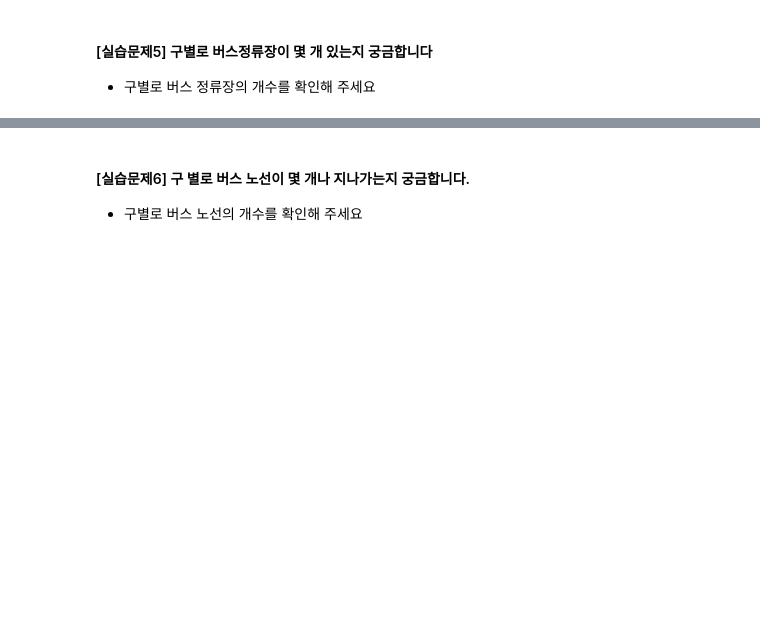
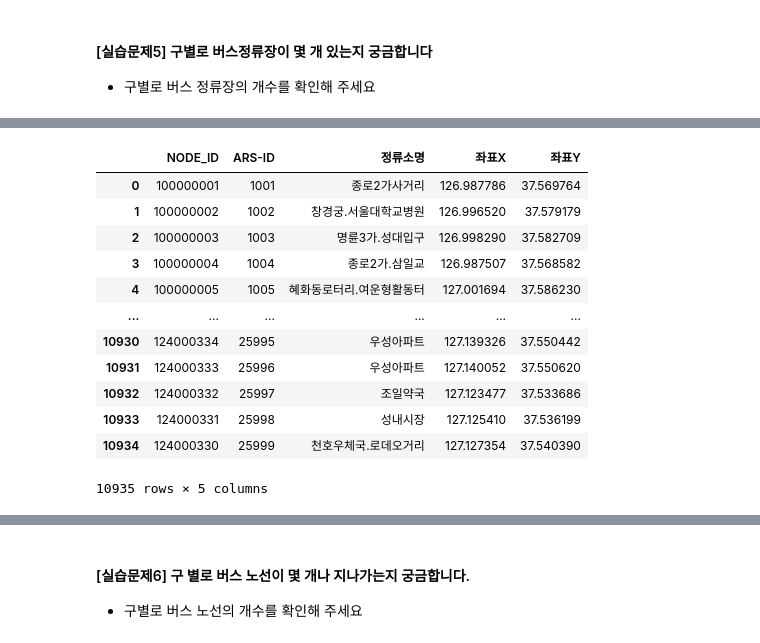
Before and after one commit to op-6160/AIVLE, a Jupyter notebook: 0213_MiniProject_1/1.1 데이터 불러오기 및 분석(EDA)_1차_버스정류장데이터.ipynb, the cells around one changed output, grey strips where cells are left out. Cells and saved outputs as stored; diff of their text form; code cells hidden in the pictures; blank space fills up the shorter version.

```diff
--- a/0213_MiniProject_1/1.1 데이터 불러오기 및 분석(EDA)_1차_버스정류장데이터.ipynb
+++ b/0213_MiniProject_1/1.1 데이터 불러오기 및 분석(EDA)_1차_버스정류장데이터.ipynb
@@ -159,4 +293,19 @@ import pandas as pd
 # %%
 # 데이터를 자세히 살펴볼까요?
+seoul
+# %% [output]
+|  | NODE_ID | ARS-ID | 정류소명 | 좌표X | 좌표Y |
+| 0 | 100000001 | 1001 | 종로2가사거리 | 126.987786 | 37.569764 |
+| 1 | 100000002 | 1002 | 창경궁.서울대학교병원 | 126.996520 | 37.579179 |
+| 2 | 100000003 | 1003 | 명륜3가.성대입구 | 126.998290 | 37.582709 |
+| 3 | 100000004 | 1004 | 종로2가.삼일교 | 126.987507 | 37.568582 |
+| 4 | 100000005 | 1005 | 혜화동로터리.여운형활동터 | 127.001694 | 37.586230 |
+| ... | ... | ... | ... | ... | ... |
+| 10930 | 124000334 | 25995 | 우성아파트 | 127.139326 | 37.550442 |
+| 10931 | 124000333 | 25996 | 우성아파트 | 127.140052 | 37.550620 |
+| 10932 | 124000332 | 25997 | 조일약국 | 127.123477 | 37.533686 |
+| 10933 | 124000331 | 25998 | 성내시장 | 127.125410 | 37.536199 |
+| 10934 | 124000330 | 25999 | 천호우체국.로데오거리 | 127.127354 | 37.540390 |
+10935 rows × 5 columns
 # %%
 # 아까 전에 네이버 지도로 확인했던 정류장ARS번호를 찾아볼까요?
```
Also changed, not shown: parts of 36 cells of this notebook, 5 other files.
